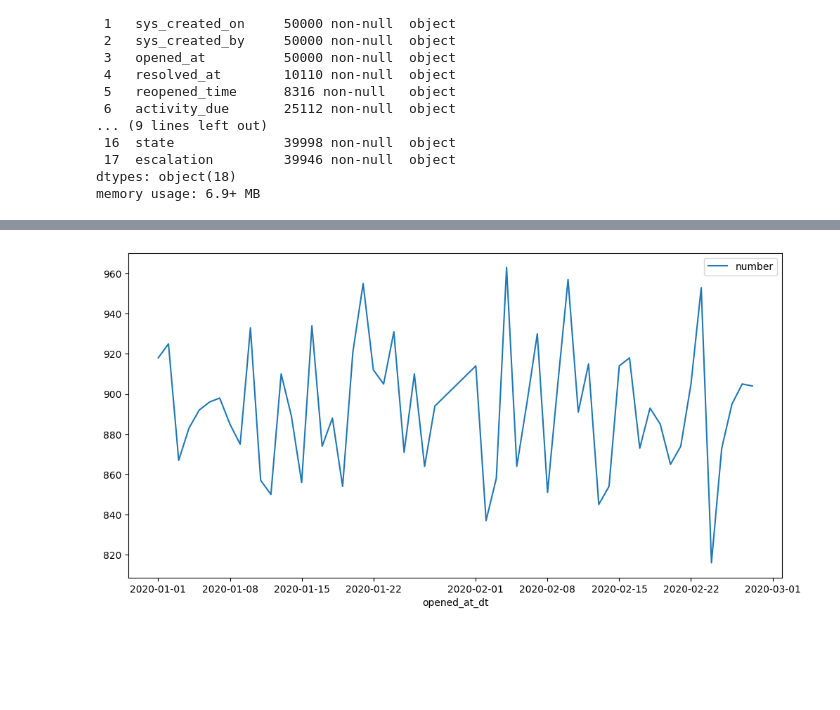
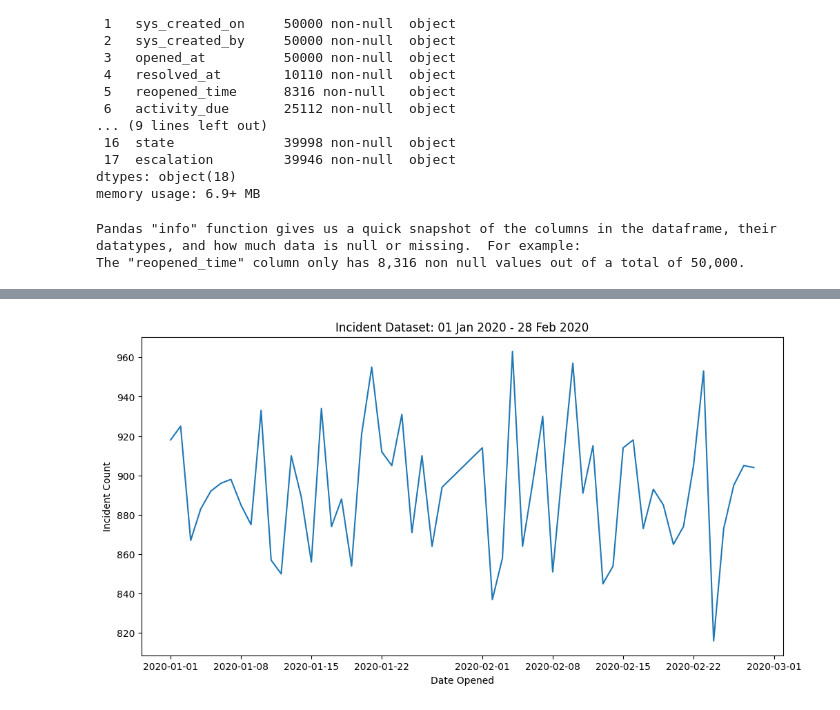
Before and after one commit to brad-do/hs_training, a Jupyter notebook: day2.ipynb, the cells around one changed output, grey strips where cells are left out. Saved outputs shown, nothing was run; the diff lists cells and outputs as text; code cells hidden in the pictures; blank space fills up the shorter version.

Commit message:
added more day2 charts

```diff
--- a/day2.ipynb
+++ b/day2.ipynb
@@ -70,6 +80,15 @@ Data columns (total 18 columns):
  17  escalation         39946 non-null  object
 dtypes: object(18)
 memory usage: 6.9+ MB
+# %%
+# there are several fields with "missing" data
+print('Pandas "info" function gives us a quick snapshot of the columns in the dataframe, their datatypes, and how much data is null or missing.  For example:')
+print('The "reopened_time" column only has {0:,} non null values out of a total of {1:,}.'.format(df_incidents[~df_incidents.reopened_time.isna()].shape[0], df_incidents.shape[0]))
+
+# Pandas has lots of functions to help you deal with NaNs including: dropna, fillna, ffill, bfill
+# %% [output]
+Pandas "info" function gives us a quick snapshot of the columns in the dataframe, their datatypes, and how much data is null or missing.  For example:
+The "reopened_time" column only has 8,316 non null values out of a total of 50,000.
 # %%
 # it's often helpful to appropriately "type" timestamps, numerics, and categorical variables
 # make note of how I both refer to a column with "key" notation and "dot" notation
@@ -101,6 +120,9 @@ df_incidents.describe()  # this is sometimes called the 5 number summary
 # %%
 fig, ax = plt.subplots(figsize=(12, 6))
 
-_ = df_incidents[['opened_at_dt','number']].groupby('opened_at_dt').count().plot.line(ax=ax)
+_ = df_incidents[['opened_at_dt','number']].groupby('opened_at_dt').count().plot.line(legend=None, ax=ax)
+_ = ax.set_title(f'Incident Dataset: {df_incidents.opened_at_dt.min():%d %b %Y} - {df_incidents.opened_at_dt.max():%d %b %Y}')
+_ = ax.set_xlabel('Date Opened')
+_ = ax.set_ylabel('Incident Count')
 # %% [output]
-[figure, old version]
+[figure, new version]
```
Also changed, not shown: parts of 3 cells of this notebook.
